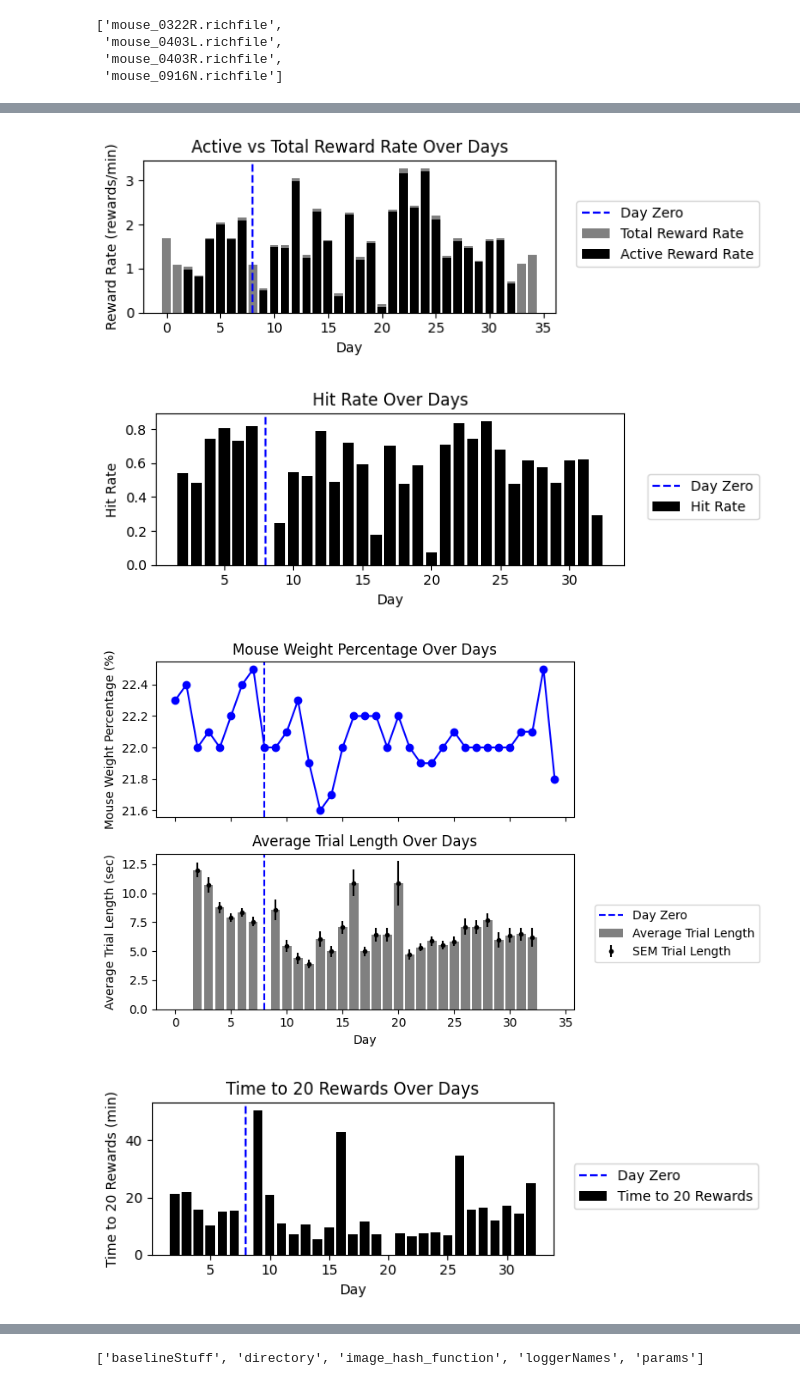
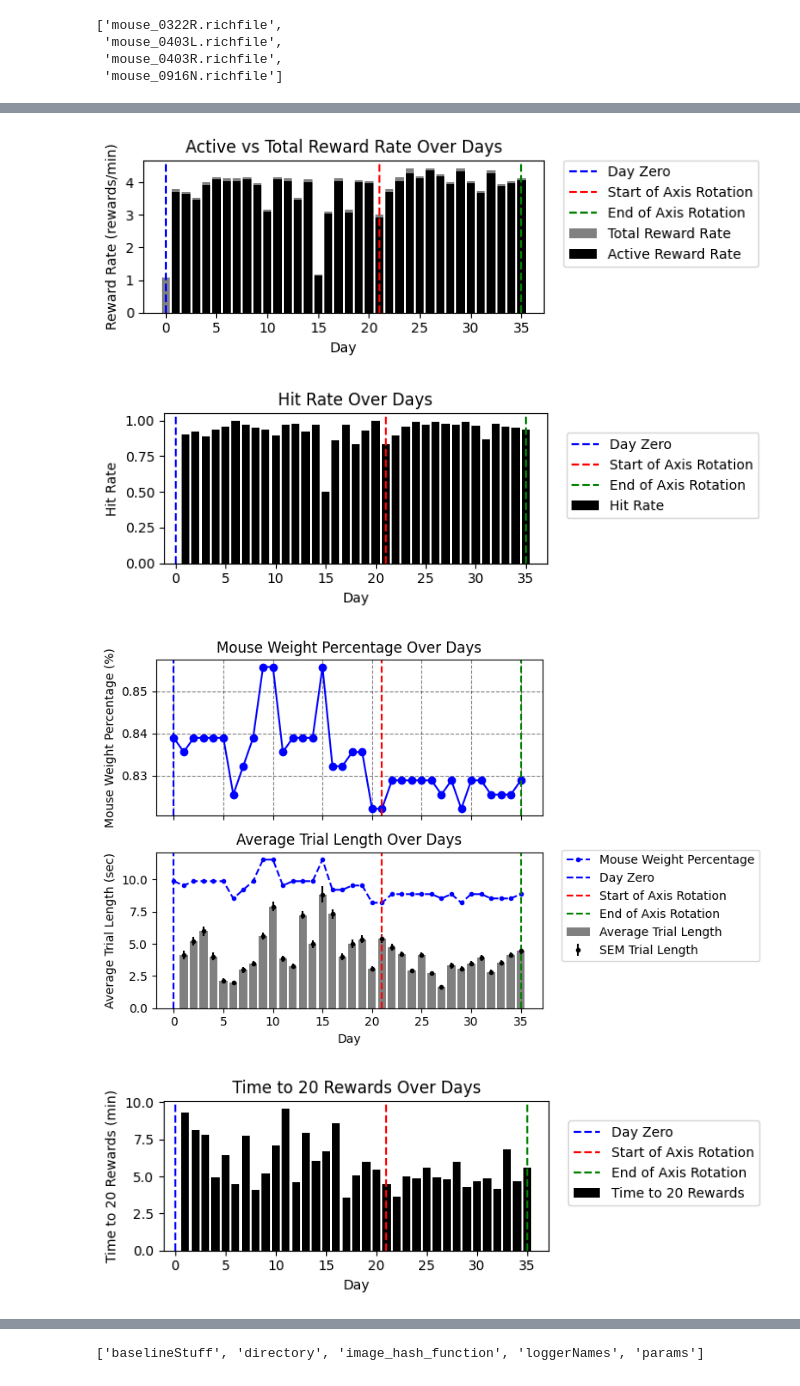
Before and after one commit to ArAbolghasemi/BCI_analysis, a Jupyter notebook: first_pass_analysis.ipynb, the cells around one changed output, grey strips where cells are left out. Cells and saved outputs as stored; diff of their text form; code cells hidden in the pictures.

```diff
--- a/first_pass_analysis.ipynb
+++ b/first_pass_analysis.ipynb
@@ -92,7 +68,7 @@ print(sheet_names)
 #fi = 1
 #file_name = file_name_list[fi]
 #mouse_name = os.path.splitext(file_name)[0]
-mouse_name = "mouse_0322R"
+mouse_name = "mouse_0403L"
 file_name = f"{mouse_name}.richfile"
 output_dir = os.path.join(output_root, mouse_name)
 if not os.path.exists(output_dir):
@@ -100,4 +76,5 @@ if not os.path.exists(output_dir):
 
 r = rfs.RichFile(os.path.join(data_root, file_name))
 day_list = r["data_neural_aligned"].keys()
-#day_list
+day_zero = r["date_day0"].load()
+day_list, day_zero
@@ -105,4 +145,4 @@ day_list = r["data_neural_aligned"].keys()
 day_zero_adjustment = {}
 day_zero_adjustment['mouse_0322R'] = '20230502'
 day_zero_adjustment['mouse_0403L'] = None
-day_zero_adjustment
+day_zero_adjustment['mouse_0403R'] = None
@@ -153,21 +191,10 @@ for day_idx in range(len(day_list)):
         active_reward_rate_in_each_bin[bin_idx] = np.sum((active_reward_times_sec >= bin_start_time) & (active_reward_times_sec < bin_end_time)) / sliding_bin_size_sec
     reward_prograce_rate_list.append(active_reward_rate_in_each_bin)
     exp_length_min_list.append(exp_length_min)
-# %%
-columns_new_name = ['date', 'laser_power', 'obj', 'goniometer_x_set',
-                    'goniometer_y_set', 'goniometer_x_mesured', 'goniometer_y_mesured',
-                    'mouse_orginal_weight', 'mouse_weight_per_day', 'mouse_weight_persantage',
-                    'meanlm intensity', 'num_of_rewards', 'Decoder factor', 'Trial type',
-                    'block type', 'rig temperature', 'note', 'Laser power percent used',
-                    'incl. sensor mode']
-
-exp_meta.columns = columns_new_name
 # %%
-exp_meta = experiment_tracking[mouse_name]
-
-
 # the exel had two row for the header, so we need to first combine the two rows into one row and use it as the header, then rename the columns and remove the first row
 #exp_meta.head()
+
 # Date in  this sf is like ' 2023-07-02 00:00:00' but in other places is in this format 20230703 let add a column at
 # the first of the dataframe with the date in the same format as in the day_list (20230703),
 # the row of this df is not matching with the day_list, so we need covert the date from the 'date'
@@ -175,9 +202,9 @@ exp_meta = experiment_tracking[mouse_name]
 # let pop first row
 exp_meta = exp_meta.drop(exp_meta.index[0])
 import datetime
-data_column = exp_meta['date']
+data_column = exp_meta['Date']
 data_converted_column = [
-    x.strftime("%Y%m%d") if isinstance(x, (datetime.datetime, pd.Timestamp)) else None
+    x.strftime("%Y%m%d") if isinstance(x, (datetime.datetime, pd.Timestamp)) and not pd.isna(x) else None
     for x in data_column]
 exp_meta['date_converted'] = data_converted_column
 # bring the new column to the first position
@@ -188,6 +215,6 @@ for day_idx in range(len(day_list)):
     day_name = day_list[day_idx]
     date_converted = exp_meta.loc[exp_meta['date_converted'] == day_name, 'date_converted'].values
     if len(date_converted) > 0:
-        mouse_weight_persantage[day_idx] = exp_meta.loc[exp_meta['date_converted'] == day_name, 'mouse_weight_persantage'].values[0]
+        mouse_weight_persantage[day_idx] = exp_meta.loc[exp_meta['date_converted'] == day_name, 'Mouse weight_%'].values[0]
     else:
         mouse_weight_persantage[day_idx] = np.nan
@@ -326,12 +362,13 @@ avrage_trial_length_sec = [np.nanmean(tirals_lengthInFrame_list[day_idx][trials_
 sem_trial_length_sec = [np.nanstd(tirals_lengthInFrame_list[day_idx][trials_outcome_list[day_idx]==1]) / (sampling_rate * np.sqrt(len(tirals_lengthInFrame_list[day_idx][trials_outcome_list[day_idx]==1]))) for day_idx in range(len(day_list))]
 fig, ax = plt.subplots(2, 1, figsize=(8, 5), sharex=True)
 ax[0].plot(range(len(mouse_weight_persantage)), mouse_weight_persantage, label='', color='blue', marker='o')
+ax[0].grid(linestyle='--', alpha=0.5, color='black')
 ax[0].set_ylabel("Mouse Weight Percentage (%)")
 ax[0].set_title("Mouse Weight Percentage Over Days")
 ax[1].bar(range(len(avrage_trial_length_sec)), avrage_trial_length_sec, label="Average Trial Length", color='gray')
 ax[1].errorbar(range(len(avrage_trial_length_sec)), avrage_trial_length_sec, yerr=sem_trial_length_sec, fmt='.', color='black', label="SEM Trial Length")
-#ax[1].plot(range(len(mouse_weight_persantage)), (mouse_weight_persantage-np.mean(mouse_weight_persantage))*100+ 8,
-#            label="Mouse Weight Percentage", color='blue', marker='.', linestyle='--')
+ax[1].plot(range(len(mouse_weight_persantage)), ((mouse_weight_persantage-np.mean(mouse_weight_persantage))*100)+ np.nanmax(avrage_trial_length_sec)+.5,
+            label="Mouse Weight Percentage", color='blue', marker='.', linestyle='--')
 ax[1].set_xlabel("Day")
 ax[1].set_ylabel("Average Trial Length (sec)")
 ax[1].set_title("Average Trial Length Over Days")
@@ -342,37 +379,37 @@ for a in ax:
         a.axvline(x=first_remaping_day_idx, color='r', linestyle='--', label='Start of Axis Rotation')
     if end_remaping_phase_idx is not None:
         a.axvline(x=end_remaping_phase_idx, color='g', linestyle='--', label='End of Axis Rotation')
 ax[1].legend(loc= [1.05, .3])
 plt.tight_layout()
 output_path = os.path.join(output_dir, f"{mouse_name}_weight_and_trial_length_over_days.png")
 plt.savefig(output_path, dpi=300)
 plt.show()
 
 # let plot the time it need to rich 30 rewards in each day
 plt.figure(figsize=(7, 2.5))
 k_rewards = 20
 time_to_k_rewards_min = [active_reward_times_min_list[day_idx][k_rewards-1] if len(active_reward_times_min_list[day_idx]) >= k_rewards else np.nan for day_idx in range(len(day_list))]
 plt.bar(range(len(time_to_k_rewards_min)), time_to_k_rewards_min, label=f"Time to {k_rewards} Rewards", color='black')
 # let have vertical lines to show the start and end of the axis rotation period
 plt.axvline(x=day_zero_idx, color='b', linestyle='--', label='Day Zero')
 if first_remaping_day_idx is not None:
     plt.axvline(x=first_remaping_day_idx, color='r', linestyle='--', label='Start of Axis Rotation')
 if end_remaping_phase_idx is not None:
     plt.axvline(x=end_remaping_phase_idx, color='g', linestyle='--', label='End of Axis Rotation')
 
 plt.xlabel("Day")
 plt.ylabel(f"Time to {k_rewards} Rewards (min)")
 plt.title(f"Time to {k_rewards} Rewards Over Days")
 plt.legend(loc= [1.05, .3])
 plt.tight_layout()
 output_path = os.path.join(output_dir, f"{mouse_name}_time_to_{k_rewards}_rewards_over_days.png")
 plt.savefig(output_path, dpi=300)
 plt.show()
 # %% [output]
-[figure, old version]
+[figure, new version]
-[figure, old version]
+[figure, new version]
-[figure, old version]
+[figure, new version]
-[figure, old version]
+[figure, new version]
 # %%
 import seaborn as sns
 smoothing_window_size = 20
```
Also changed, not shown: parts of 18 cells of this notebook.
